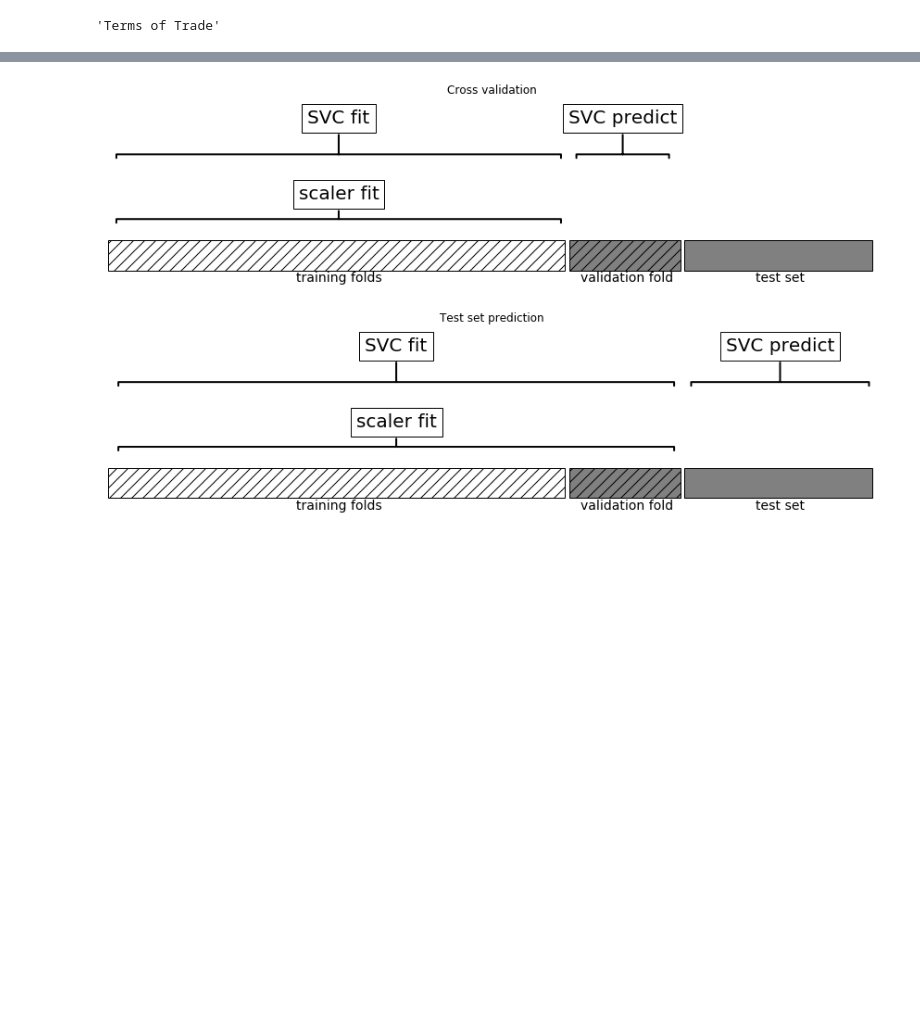
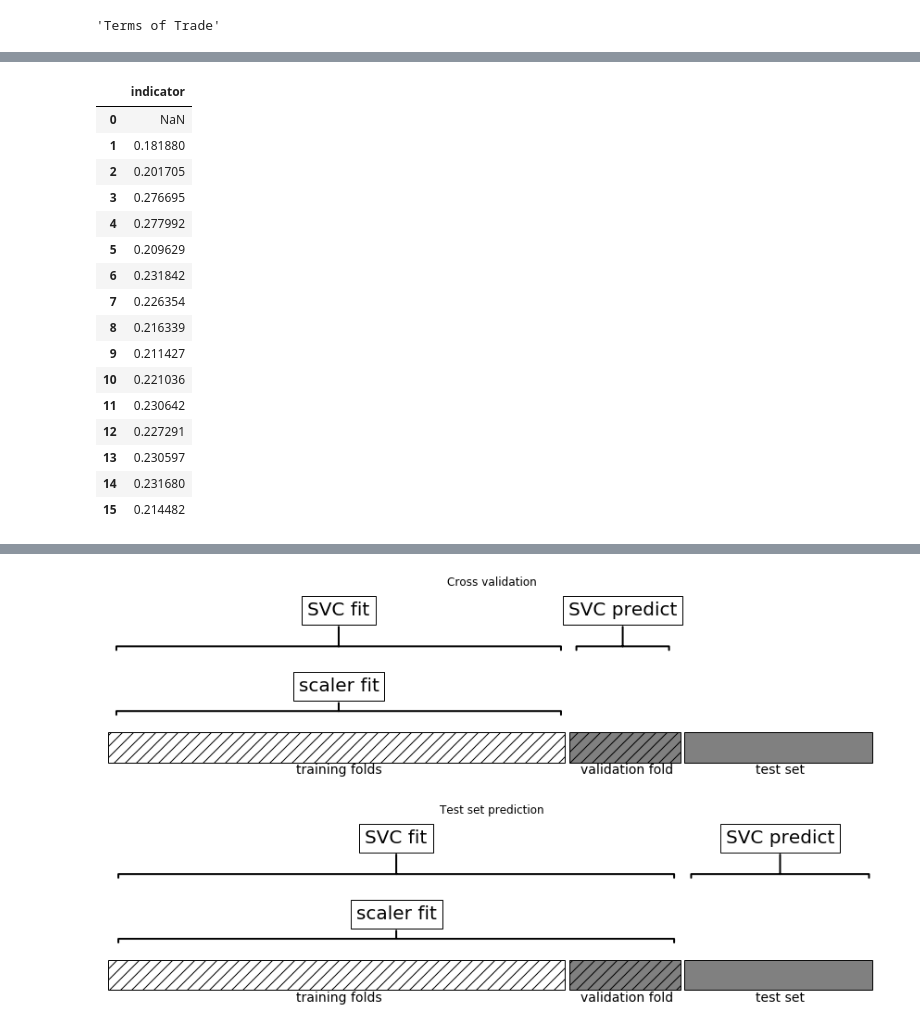
Before and after one commit to Walras-data/countryrisk, a Jupyter notebook: countryriskpipeline.ipynb, the cells around one changed output, grey strips where cells are left out. Saved outputs shown, nothing was run; the diff lists cells and outputs as text; code cells hidden in the pictures; blank space fills up the shorter version.

```diff
--- a/countryriskpipeline.ipynb
+++ b/countryriskpipeline.ipynb
@@ -189,0 +219,20 @@ Name: value, dtype: float64
+# %%
+country_data('IDN','EN.ATM.CO2E.PP.GD.KD')
+# %% [output]
+|  | indicator |
+| 0 | NaN |
+| 1 | 0.181880 |
+| 2 | 0.201705 |
+| 3 | 0.276695 |
+| 4 | 0.277992 |
+| 5 | 0.209629 |
+| 6 | 0.231842 |
+| 7 | 0.226354 |
+| 8 | 0.216339 |
+| 9 | 0.211427 |
+| 10 | 0.221036 |
+| 11 | 0.230642 |
+| 12 | 0.227291 |
+| 13 | 0.230597 |
+| 14 | 0.231680 |
+| 15 | 0.214482 |
```
Also changed, not shown: parts of 28 cells of this notebook.
